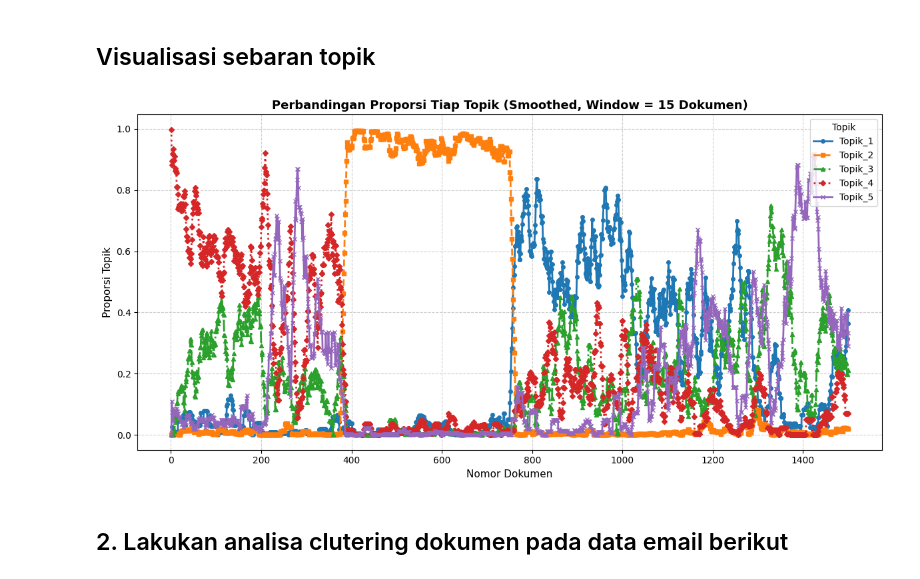
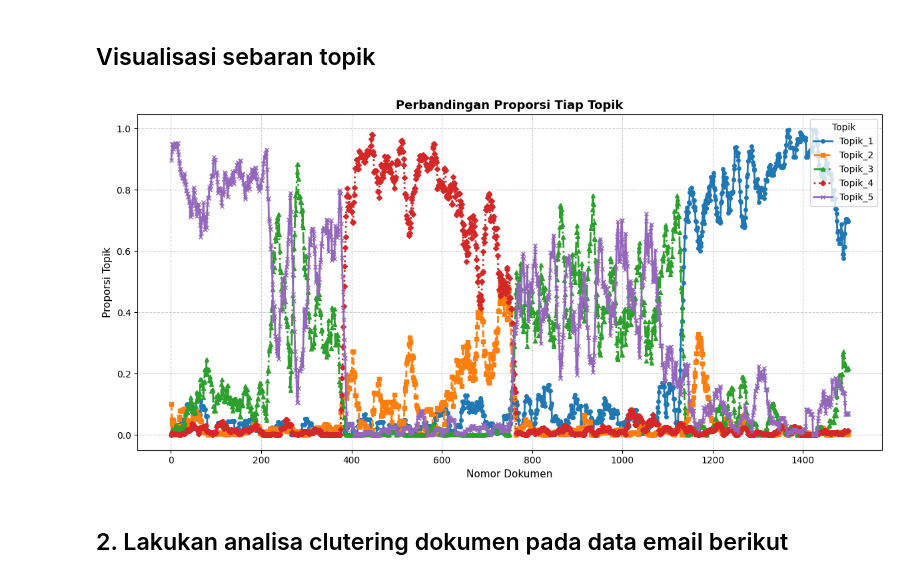
Before and after one commit to farah123-dot/ppw, a Jupyter notebook: _sources/UTS_PPW.ipynb, the cells around one changed output. Drawn from its saved outputs; the diff is of its cells as text; code cells hidden in the pictures.

```diff
--- a/_sources/UTS_PPW.ipynb
+++ b/_sources/UTS_PPW.ipynb
@@ -233,42 +258,44 @@ Internasional       0.96      0.98      0.97        84
 # %%
 import matplotlib.pyplot as plt
 
-# Ambil hanya kolom proporsi topik
+# Kolom topik
 topik_cols = [f"Topik_{i+1}" for i in range(5)]
-topik_data = berita_topics[topik_cols]
 
-# Rolling mean dengan window berbeda (misal 15)
+# Ambil data proporsi topik dari df_final
+topik_data = df_final[topik_cols]
+
+# Rolling mean dengan window 15
 topik_data_smooth = topik_data.rolling(window=15, min_periods=1).mean()
 
 # Style unik untuk tiap topik
 colors = ['#1f77b4', '#ff7f0e', '#2ca02c', '#d62728', '#9467bd']
 linestyles = ['-', '--', '-.', ':', '-']
 markers = ['o', 's', '^', 'D', 'x']
 
 # Plot line chart
 plt.figure(figsize=(12,6))
 for i, col in enumerate(topik_cols):
     plt.plot(
         range(1, len(topik_data_smooth)+1),
         topik_data_smooth[col],
         label=col,
         color=colors[i],
         linestyle=linestyles[i],
         marker=markers[i],
         markersize=4,
         linewidth=2
     )
 
 # Pengaturan visualisasi
 plt.title("Perbandingan Proporsi Tiap Topik", fontsize=13, fontweight='bold')
 plt.xlabel("Nomor Dokumen", fontsize=11)
 plt.ylabel("Proporsi Topik", fontsize=11)
 plt.legend(title="Topik", loc="upper right")
 plt.grid(True, linestyle="--", alpha=0.6)
 plt.tight_layout()
 plt.show()
 # %% [output]
-[figure, old version]
+[figure, new version]
 # %% [markdown]
 ## 2.	Lakukan  analisa clutering dokumen pada data email berikut
 # %%
```
Also changed, not shown: parts of 5 cells of this notebook, 4 other files.
